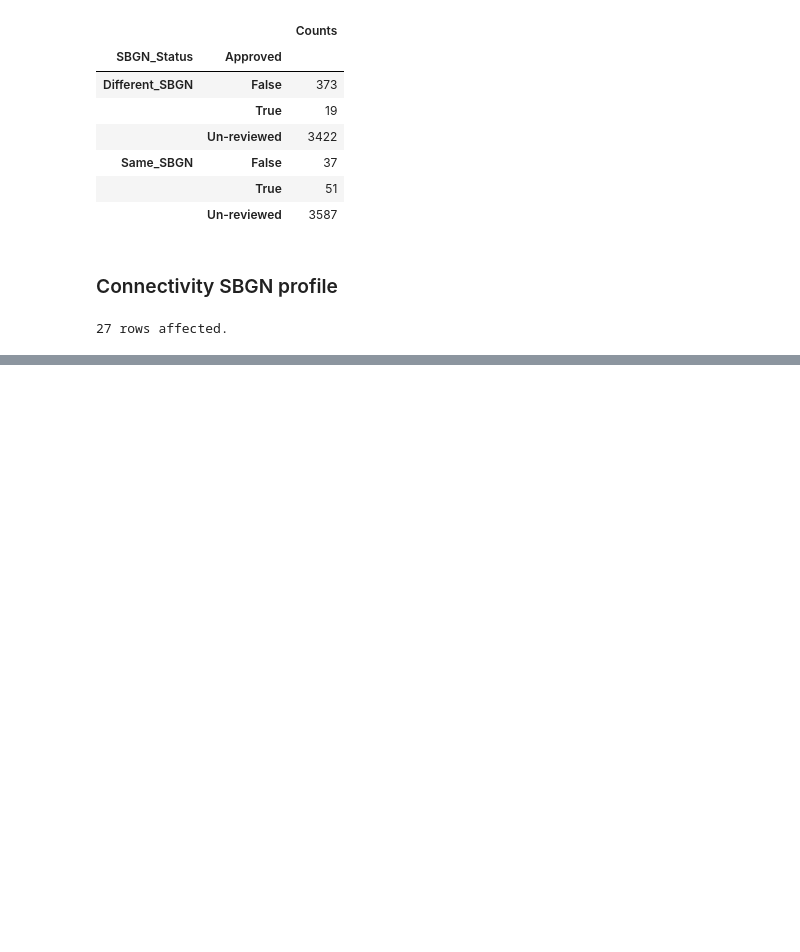
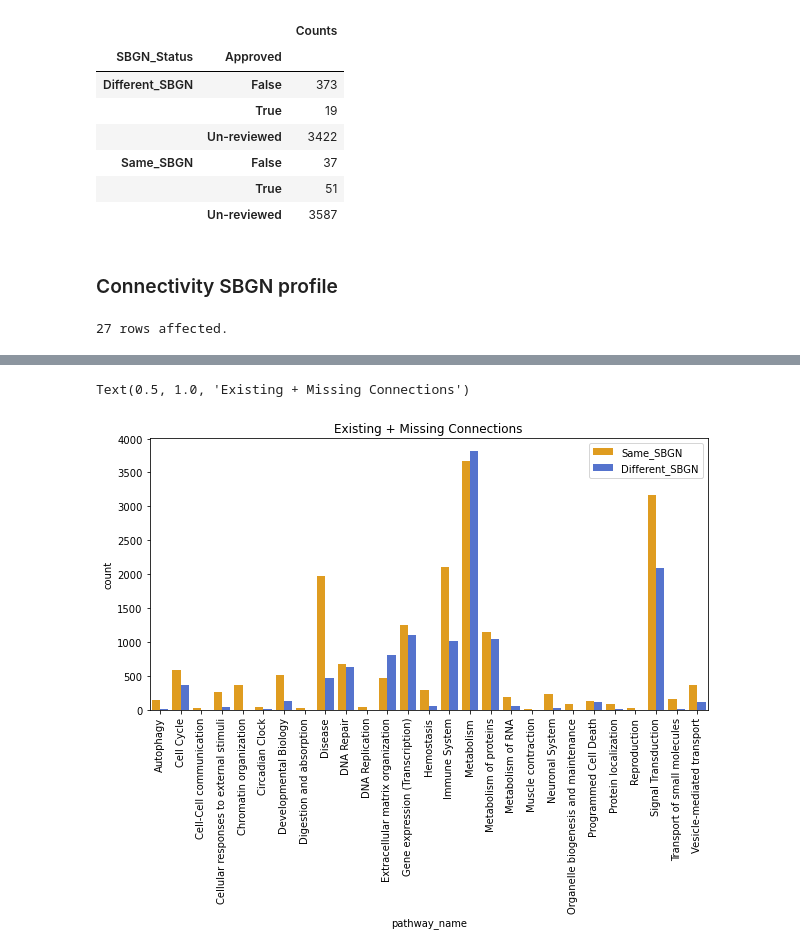
Before and after one commit to vthawfeek/Reactome_Network_Analysis, a Jupyter notebook: Connectivity_Spreadsheet_Presentation.ipynb, the cells around one changed output, grey strips where cells are left out. Saved outputs shown, nothing was run; the diff lists cells and outputs as text; code cells hidden in the pictures; blank space fills up the shorter version.

```diff
--- a/Connectivity_Spreadsheet_Presentation.ipynb
+++ b/Connectivity_Spreadsheet_Presentation.ipynb
@@ -335,0 +348,9 @@ g.legend(loc='best')
+# %%
+plt.figure(figsize=(10,5))
+g = sns.countplot(x='pathway_name',hue='SBGN_Status',data=merged_df,palette=["orange", "royalblue"])
+g.set_xticklabels(ax.get_xticklabels(),rotation=90)
+g.legend(loc='best')
+g.set_title('Existing + Missing Connections')
+# %% [output]
+Text(0.5, 1.0, 'Existing + Missing Connections')
+[figure, added]
```
Also changed, not shown: parts of 3 cells of this notebook.
